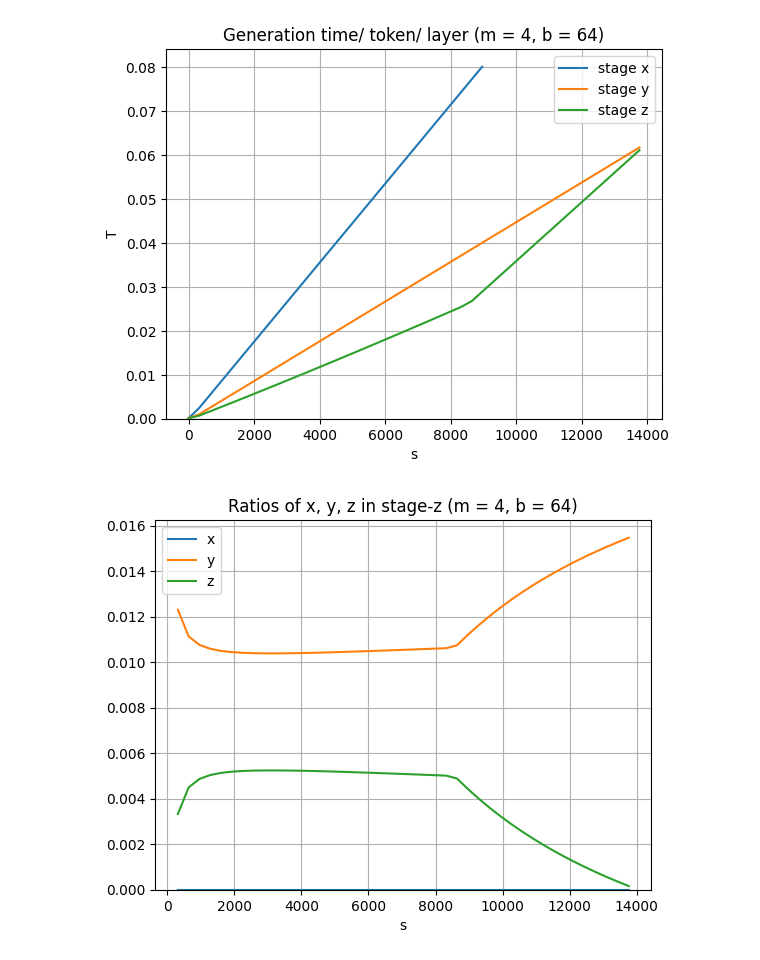
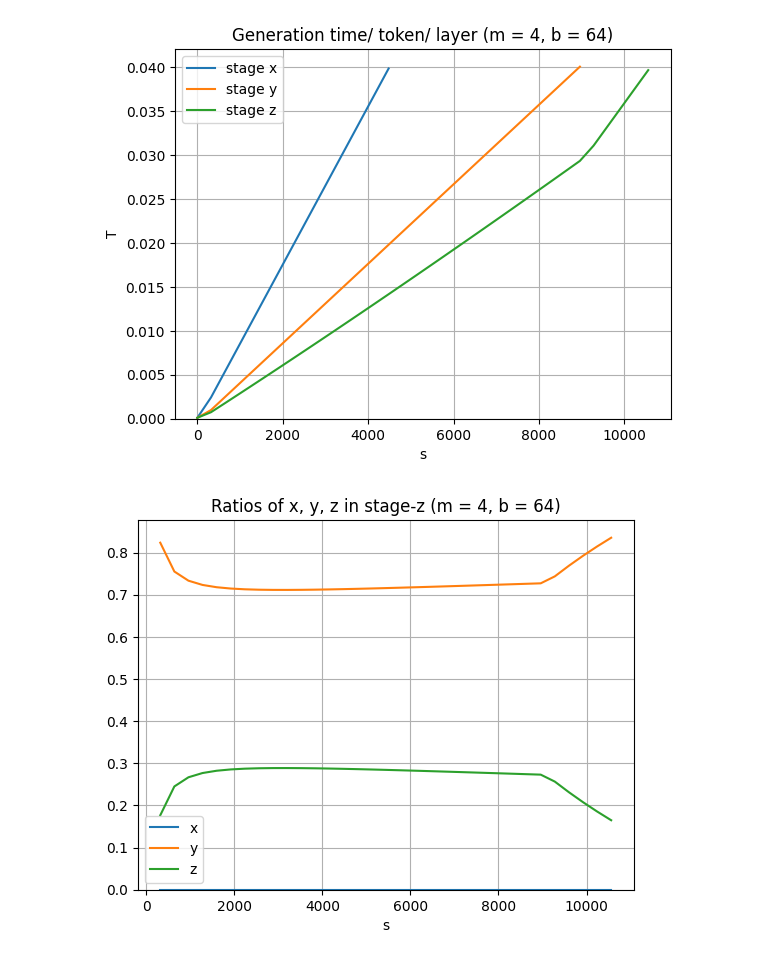
Before and after one commit to Relaxed-System-Lab/FlexGen, a Jupyter notebook: lp/stage-xyz.ipynb, the cells around one changed output. Saved outputs shown, nothing was run; the diff lists cells and outputs as text; code cells hidden in the pictures.

Commit message:
plots of throughputs and strategies

```diff
--- a/lp/stage-xyz.ipynb
+++ b/lp/stage-xyz.ipynb
@@ -17,12 +17,12 @@ class Bandwidths:
 
 B_type = 2 # for fp16
 class FLOPS:
-    mm = {2: 200 * T}
+    mm = {2: 170 * T}
 
 class MemCap:
     gmem: int = 24 * GB     # Nvidia 4090
-    cmem: int = 48 * GB    #
-    dmem: int = 3000 * GB
+    cmem: int = 48 * GB     # a not so big cpu memory
+    dmem: int = 1500 * GB
 # %%
 class AttrDict(dict):
     """Sub-classes dict, and further allows attribute-like access to dictionary items.
@@ -220,9 +220,9 @@ for b in [1, 16, 64, 128, 256, 512]:
     plt.show()
 
     # plot x, y, z ratios
-    plt.plot(ss, [o.x/b/o.s if o.status == 'Optimal' and o.s else None for o in Oz],  label='x')
-    plt.plot(ss, [o.y/b/o.s if o.status == 'Optimal' and o.s else None for o in Oz],  label='y')
-    plt.plot(ss, [o.z/b/o.s if o.status == 'Optimal' and o.s else None for o in Oz],  label='z')
+    plt.plot(ss, [o.x/o.s if o.status == 'Optimal' and o.s else None for o in Oz],  label='x')
+    plt.plot(ss, [o.y/o.s if o.status == 'Optimal' and o.s else None for o in Oz],  label='y')
+    plt.plot(ss, [o.z/o.s if o.status == 'Optimal' and o.s else None for o in Oz],  label='z')
     plt.xlabel('s')
     plt.legend()
     plt.grid()
@@ -237,2 +237,2 @@ for b in [1, 16, 64, 128, 256, 512]:
-[figure, old version]
+[figure, new version]
-[figure, old version]
+[figure, new version]
```
Also changed, not shown: parts of 1 cell of this notebook, 1 other file.
